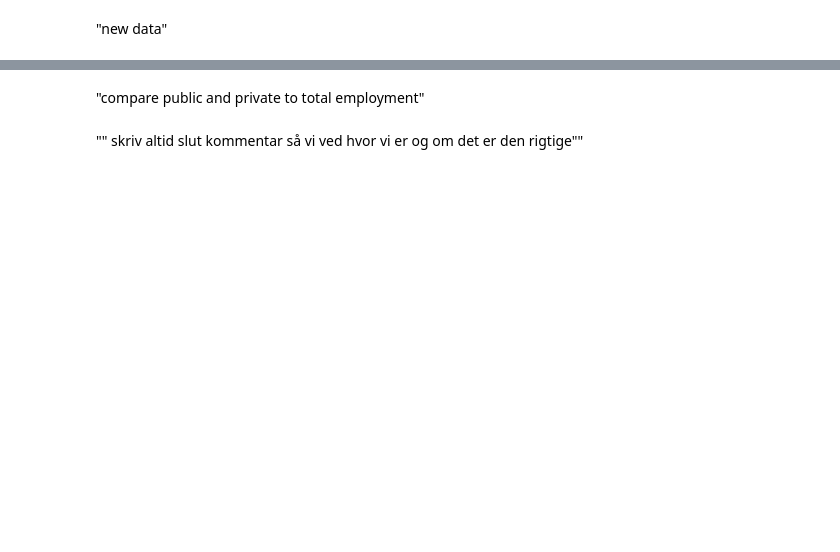
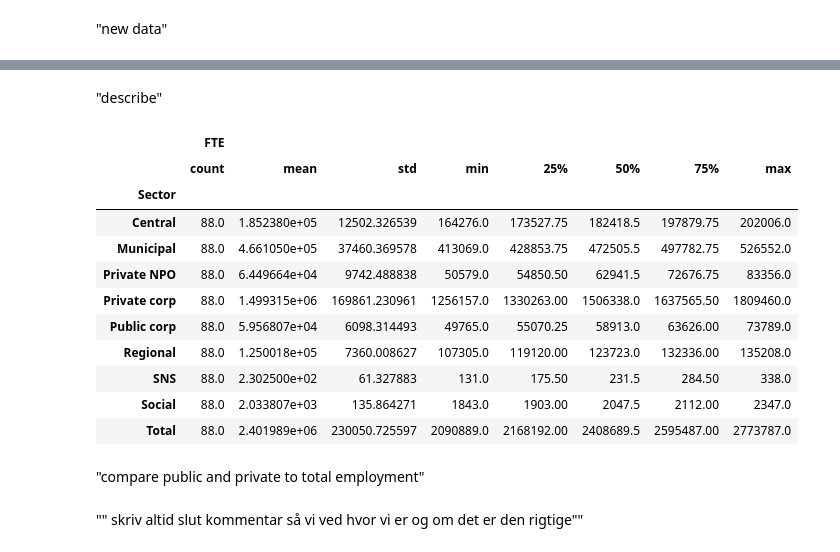
Before and after one commit to NumEconCopenhagen/projects-2019-nx31, a Jupyter notebook: dataproject/NX31_Data_Project.ipynb, the cells around one changed output, grey strips where cells are left out. Cells and saved outputs as stored; diff of their text form; code cells hidden in the pictures; blank space fills up the shorter version.

Commit message:
new data loaded

```diff
--- a/dataproject/NX31_Data_Project.ipynb
+++ b/dataproject/NX31_Data_Project.ipynb
@@ -218,2 +220,7 @@ Text(0.5, 1.0, 'Share of total public employment')
 # %%
 # download new data and clean it
+
+dst = pydst.Dst(lang='en')
+
+EM_variables = dst.get_variables(table_id = 'LBESK21')
+EM_variables
@@ -219,0 +234,17 @@ Text(0.5, 1.0, 'Share of total public employment')
+# %%
+columns_dict3 = {}
+columns_dict3['TAL'] = 'remove one of them? - lønmodtagere'
+columns_dict3['SEKTOR'] = 'Sector'
+columns_dict3['TID'] = 'Quarter'
+columns_dict3['INDHOLD'] = 'FTE'
+
+var_dict2 = {}
+var_dict2['All sectors'] = 'Total'
+var_dict2['Central government'] = 'Central'
+var_dict2['Regional government'] = 'Regional'
+var_dict2['Municipal government'] = 'Municipal'
+var_dict2['Social security funds'] = 'Social'
+var_dict2['Public corporations'] = 'Public corp'
+var_dict2['Private corporations'] = 'Private corp'
+var_dict2['Private nonprofit organizations'] = 'Private NPO'
+var_dict2['Sector not stated'] = 'SNS'
@@ -219,0 +253,3 @@ Text(0.5, 1.0, 'Share of total public employment')
+# %%
+EM_raw = dst.get_data(table_id = 'LBESK21', variables = {'TAL':['*'], 'SEKTOR':['*'], 'Tid':['*']})
+EM_raw
@@ -219,0 +277,7 @@ Text(0.5, 1.0, 'Share of total public employment')
+# %%
+EM_raw.rename(columns = columns_dict3, inplace = True)
+
+for key, value in var_dict2.items():
+    EM_raw.Sector.replace(key, value, inplace = True)
+
+EM_raw
@@ -220,3 +303,20 @@ Text(0.5, 1.0, 'Share of total public employment')
+# %% [markdown]
+"describe"
+# %%
+EM_raw.groupby(['Sector']).describe()
+# %% [output]
+|  | FTE |  |  |  |  |  |  |  |
+|  | count | mean | std | min | 25% | 50% | 75% | max |
+| Sector |  |  |  |  |  |  |  |  |
+| Central | 88.0 | 1.852380e+05 | 12502.326539 | 164276.0 | 173527.75 | 182418.5 | 197879.75 | 202006.0 |
+| Municipal | 88.0 | 4.661050e+05 | 37460.369578 | 413069.0 | 428853.75 | 472505.5 | 497782.75 | 526552.0 |
+| Private NPO | 88.0 | 6.449664e+04 | 9742.488838 | 50579.0 | 54850.50 | 62941.5 | 72676.75 | 83356.0 |
+| Private corp | 88.0 | 1.499315e+06 | 169861.230961 | 1256157.0 | 1330263.00 | 1506338.0 | 1637565.50 | 1809460.0 |
+| Public corp | 88.0 | 5.956807e+04 | 6098.314493 | 49765.0 | 55070.25 | 58913.0 | 63626.00 | 73789.0 |
+| Regional | 88.0 | 1.250018e+05 | 7360.008627 | 107305.0 | 119120.00 | 123723.0 | 132336.00 | 135208.0 |
+| SNS | 88.0 | 2.302500e+02 | 61.327883 | 131.0 | 175.50 | 231.5 | 284.50 | 338.0 |
+| Social | 88.0 | 2.033807e+03 | 135.864271 | 1843.0 | 1903.00 | 2047.5 | 2112.00 | 2347.0 |
+| Total | 88.0 | 2.401989e+06 | 230050.725597 | 2090889.0 | 2168192.00 | 2408689.5 | 2595487.00 | 2773787.0 |
 # %% [markdown]
 "compare public and private to total employment"
 # %% [markdown]
```
Also changed, not shown: parts of 8 cells of this notebook.
